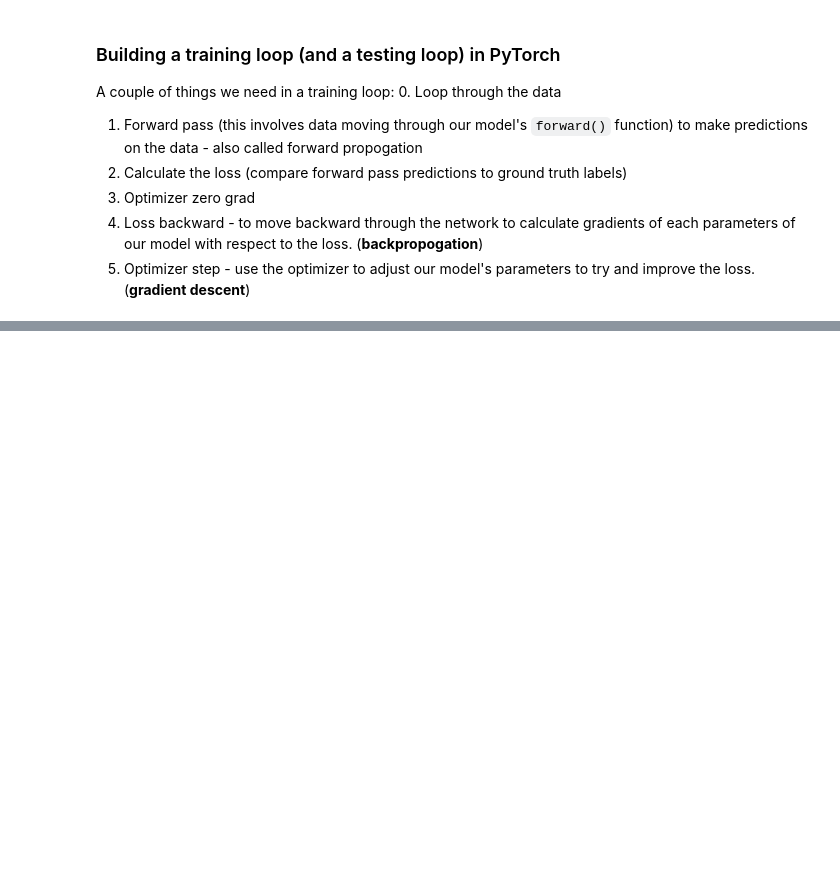
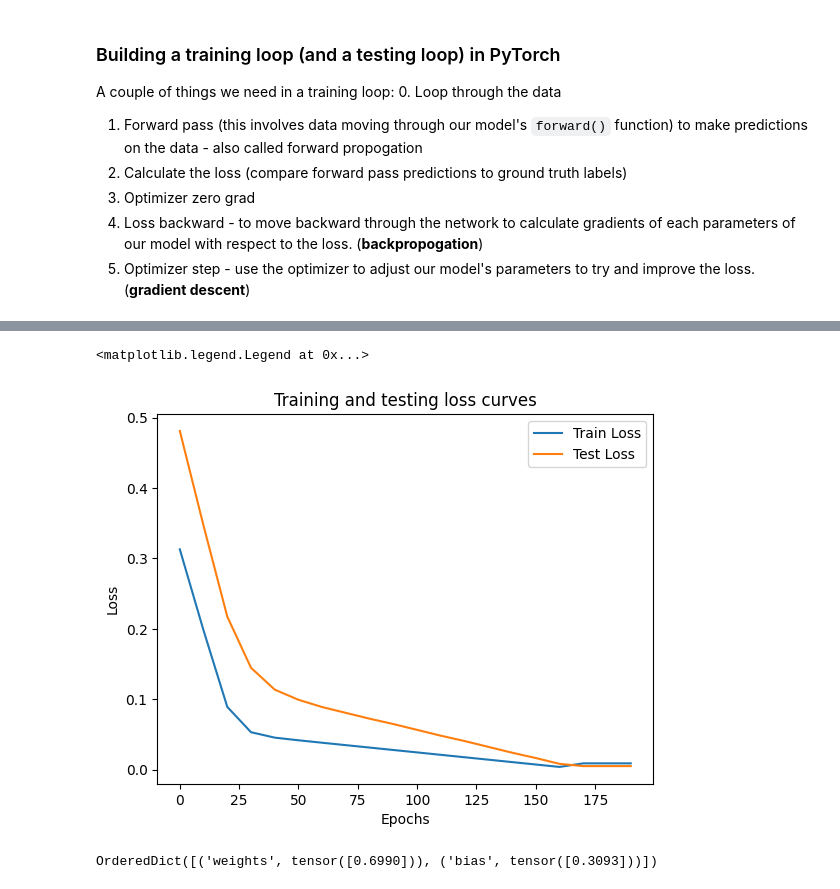
Before and after one commit to ayushman-svnit/PyTorch-learnings, a Jupyter notebook: 01_pytorch_workflow.ipynb, the cells around one changed output, grey strips where cells are left out. Drawn from its saved outputs; the diff is of its cells as text; code cells hidden in the pictures; blank space fills up the shorter version.

Commit message:
Update PyTorch workflow notebook

```diff
--- a/01_pytorch_workflow.ipynb
+++ b/01_pytorch_workflow.ipynb
@@ -267,7 +267,12 @@ A couple of things we need in a training loop:
 5. Optimizer step - use the optimizer to adjust our model's parameters to try and improve the loss. (**gradient descent**)
 # %%
 # epochs - an epoch is one loop through the data
-epochs = 1
+epochs = 200
+
+# Tracking different values
+epoch_count = []
+loss_values = []
+test_loss_values = []
 
 ### Training
 
@@ -281,7 +286,7 @@ for epoch in range(epochs):
 
     # 2. Calculate the loss
     loss = loss_fn(y_pred, Y_train)
-
+    print(f"Loss {epoch+1}: {loss}")
     # 3. Optimizer zero grad
     optimizer.zero_grad()
 
@@ -291,7 +296,17 @@ for epoch in range(epochs):
     # 5. Step the optimizer (perform gradient descent)
     optimizer.step()    # by default changes will be accumulated through the loop... so we have to zero them in step 3
 
-    model_0.eval()      # turns off gradient tracking
+    ### Testing
+    model_0.eval()      # turns off different settings in the model not needed for evaluation/testing
+    with torch.inference_mode():    # turns off gradient tracking & a couple more things behind the scenes
+        # 1. Do the Forward pass
+        test_pred = model_0(X_test)
 
+        # 2. Calculate the loss
+        test_loss = loss_fn(test_pred, Y_test)
 
-### Testing
+    if epoch%10 == 0:
+        epoch_count.append(epoch)
+        loss_values.append(loss)
+        test_loss_values.append(test_loss)
+        print(f"Epoch: {epoch} | Test: {loss} | Test loss: {test_loss}")
@@ -297,0 +331,19 @@ for epoch in range(epochs):
+# %%
+import numpy as np
+loss_values_array = np.array(torch.tensor(loss_values).cpu().numpy())
+test_loss_values_array = np.array(torch.tensor(test_loss_values).cpu().numpy())
+# %%
+# Plot loss curves
+plt.plot(epoch_count, loss_values_array, label="Train Loss")
+plt.plot(epoch_count, test_loss_values_array, label="Test Loss")
+plt.title("Training and testing loss curves")
+plt.ylabel("Loss")
+plt.xlabel("Epochs")
+plt.legend()
+# %% [output]
+<matplotlib.legend.Legend at 0x...>
+[figure, added]
+# %%
+model_0.state_dict()
+# %% [output]
+OrderedDict([('weights', tensor([0.6990])), ('bias', tensor([0.3093]))])
```
Also changed, not shown: parts of 20 cells of this notebook.
